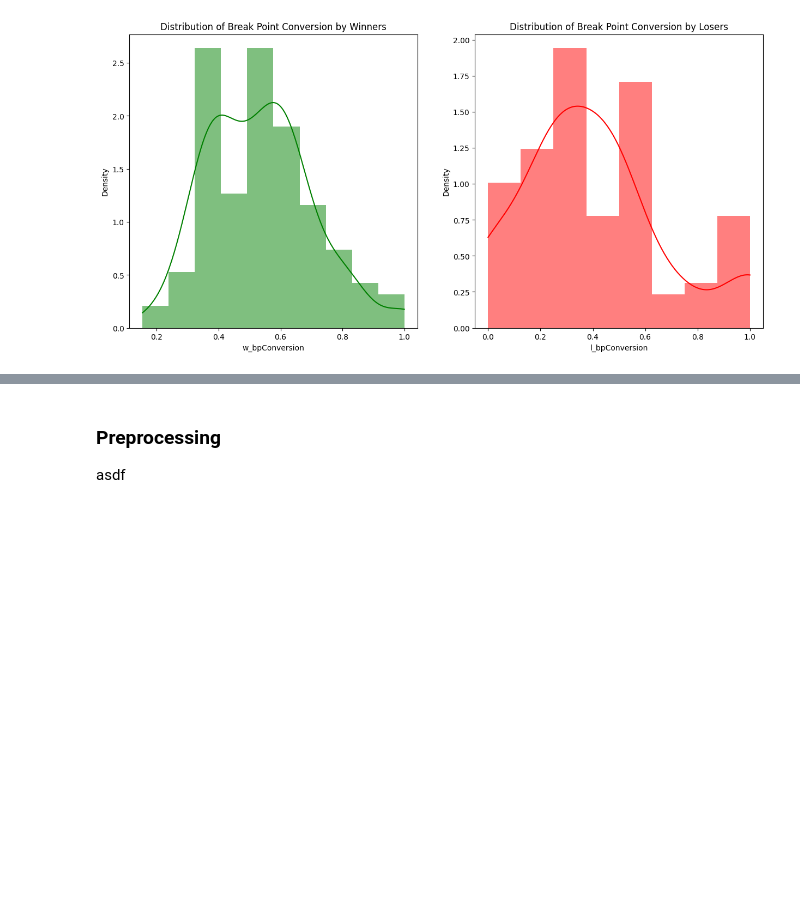
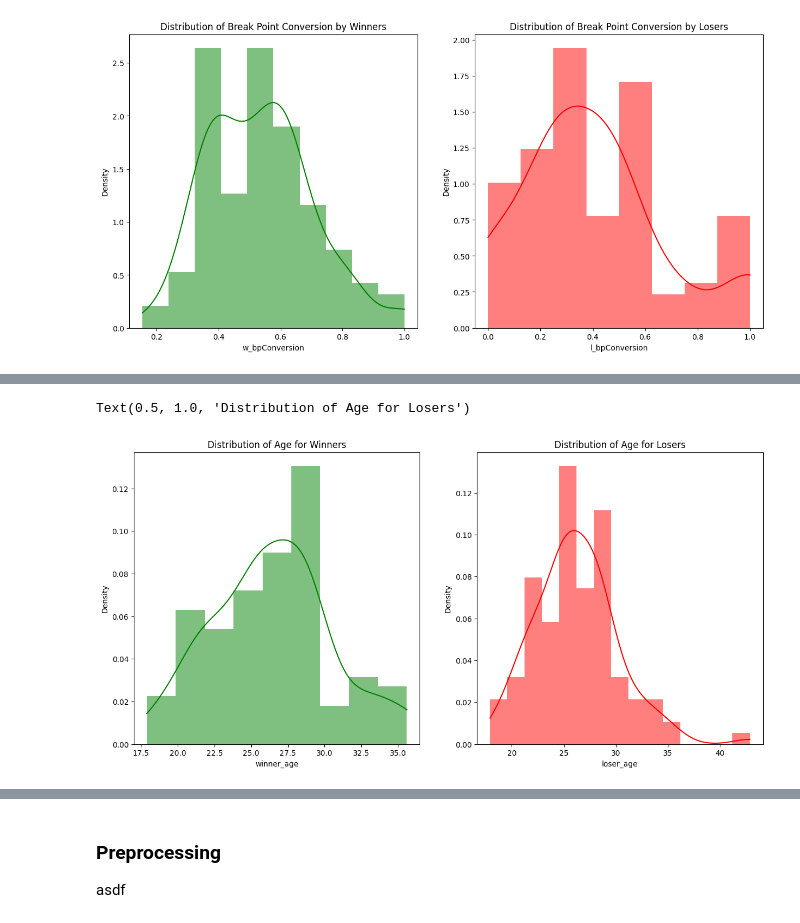
Before and after one commit to AnnambhotlaK/mlproject, a Jupyter notebook: notebook/wta_match_eda.ipynb, the cells around one changed output, grey strips where cells are left out. Cells and saved outputs as stored; diff of their text form; code cells hidden in the pictures; blank space fills up the shorter version.

Commit message:
finish eda for break points, analyze age distributions

```diff
--- a/notebook/wta_match_eda.ipynb
+++ b/notebook/wta_match_eda.ipynb
@@ -356,0 +366,14 @@ Text(0.5, 1.0, 'Distribution of Break Point Conversion by Losers')
+# %%
+# Visualize distribution of age for winners and losers
+# We would expect winners to have a higher break point conversion rate than losers
+fig, axs = plt.subplots(1, 2, figsize=(15, 7))
+plt.subplot(121)
+sns.histplot(w_stats['winner_age'], color='green', label='Winner Age', kde=True, stat="density", linewidth=0)
+plt.title('Distribution of Age for Winners')
+
+plt.subplot(122)
+sns.histplot(l_stats['loser_age'], color='red', label='Loser Age', kde=True, stat="density", linewidth=0)
+plt.title('Distribution of Age for Losers')
+# %% [output]
+Text(0.5, 1.0, 'Distribution of Age for Losers')
+[figure, added]
```
Also changed, not shown: parts of 6 cells of this notebook.
